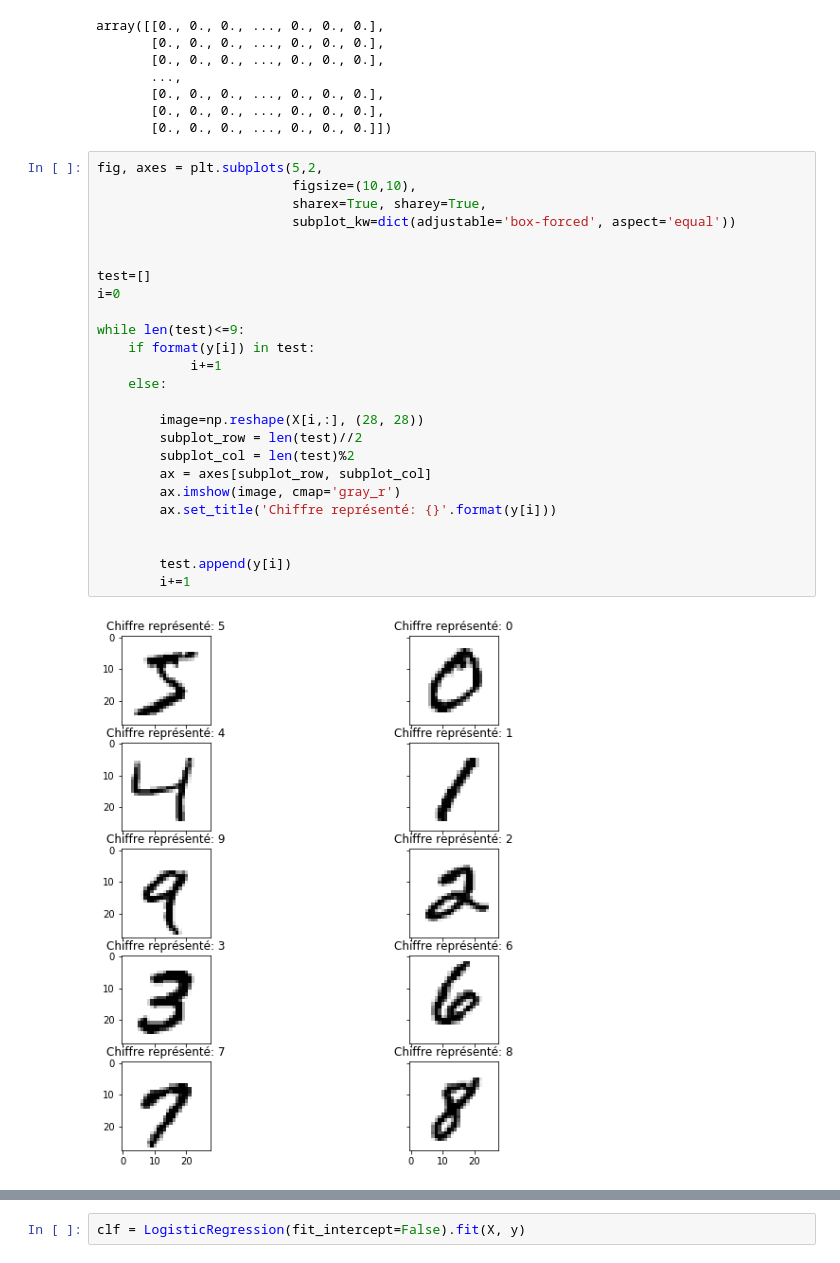
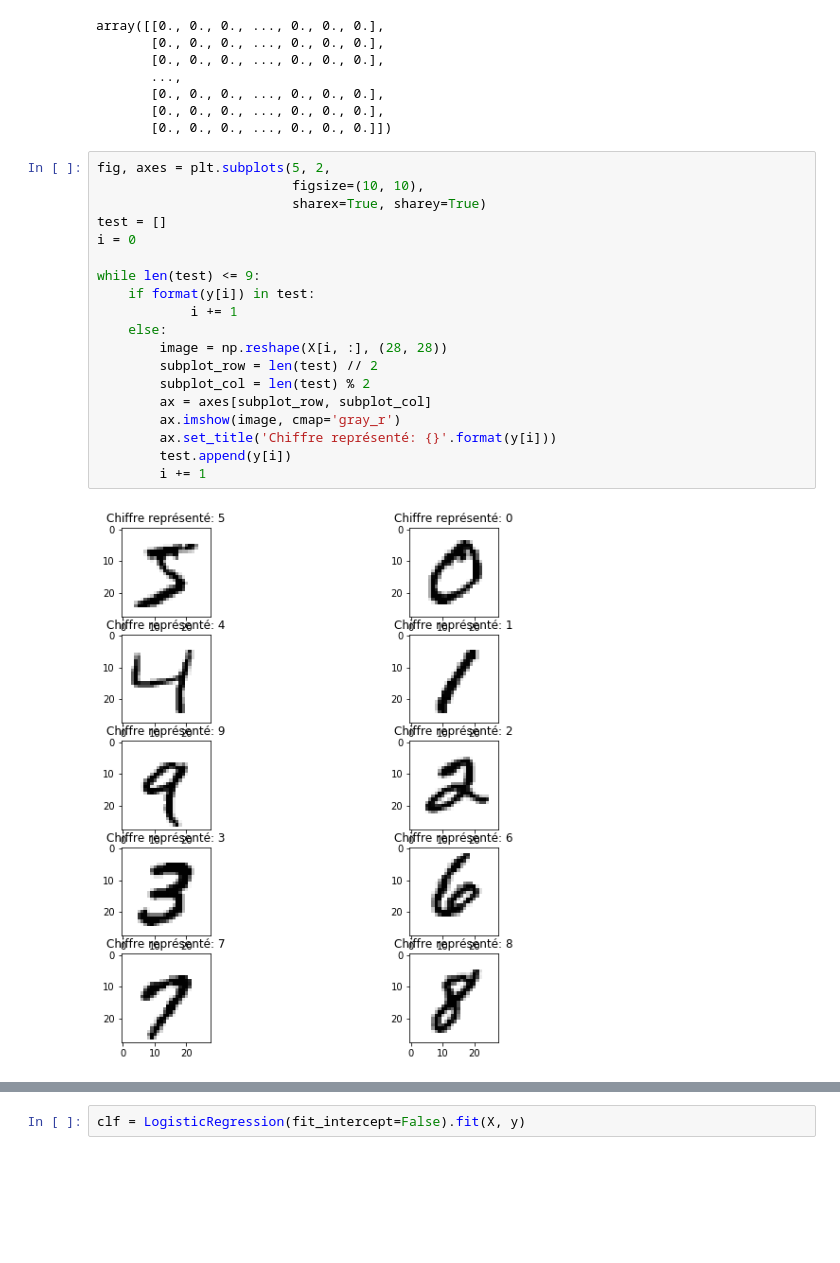
Before and after one commit to julienjoly/projet-python-HMMA238, a Jupyter notebook: notebook_tp_Massol_Joly.ipynb, the cells around one changed output, grey strips where cells are left out. Drawn from its saved outputs; the diff is of its cells as text; blank space fills up the shorter version.

```diff
--- a/notebook_tp_Massol_Joly.ipynb
+++ b/notebook_tp_Massol_Joly.ipynb
@@ -252,30 +226,24 @@ array([[0., 0., 0., ..., 0., 0., 0.],
        [0., 0., 0., ..., 0., 0., 0.],
        [0., 0., 0., ..., 0., 0., 0.]])
 # %%
-fig, axes = plt.subplots(5,2,
-                         figsize=(10,10),
-                         sharex=True, sharey=True,
-                         subplot_kw=dict(adjustable='box-forced', aspect='equal'))
+fig, axes = plt.subplots(5, 2,
+                         figsize=(10, 10),
+                         sharex=True, sharey=True)
+test = []
+i = 0
 
-
-test=[]
-i=0
-
-while len(test)<=9:
+while len(test) <= 9:
     if format(y[i]) in test:
-            i+=1
+            i += 1
     else:
-
-        image=np.reshape(X[i,:], (28, 28))
-        subplot_row = len(test)//2
-        subplot_col = len(test)%2
+        image = np.reshape(X[i, :], (28, 28))
+        subplot_row = len(test) // 2
+        subplot_col = len(test) % 2
         ax = axes[subplot_row, subplot_col]
         ax.imshow(image, cmap='gray_r')
         ax.set_title('Chiffre représenté: {}'.format(y[i]))
-
-
         test.append(y[i])
-        i+=1
+        i += 1
 # %% [output]
-[figure, old version]
+[figure, new version]
 # %%
```
Also changed, not shown: parts of 8 cells of this notebook, 1 other file.
